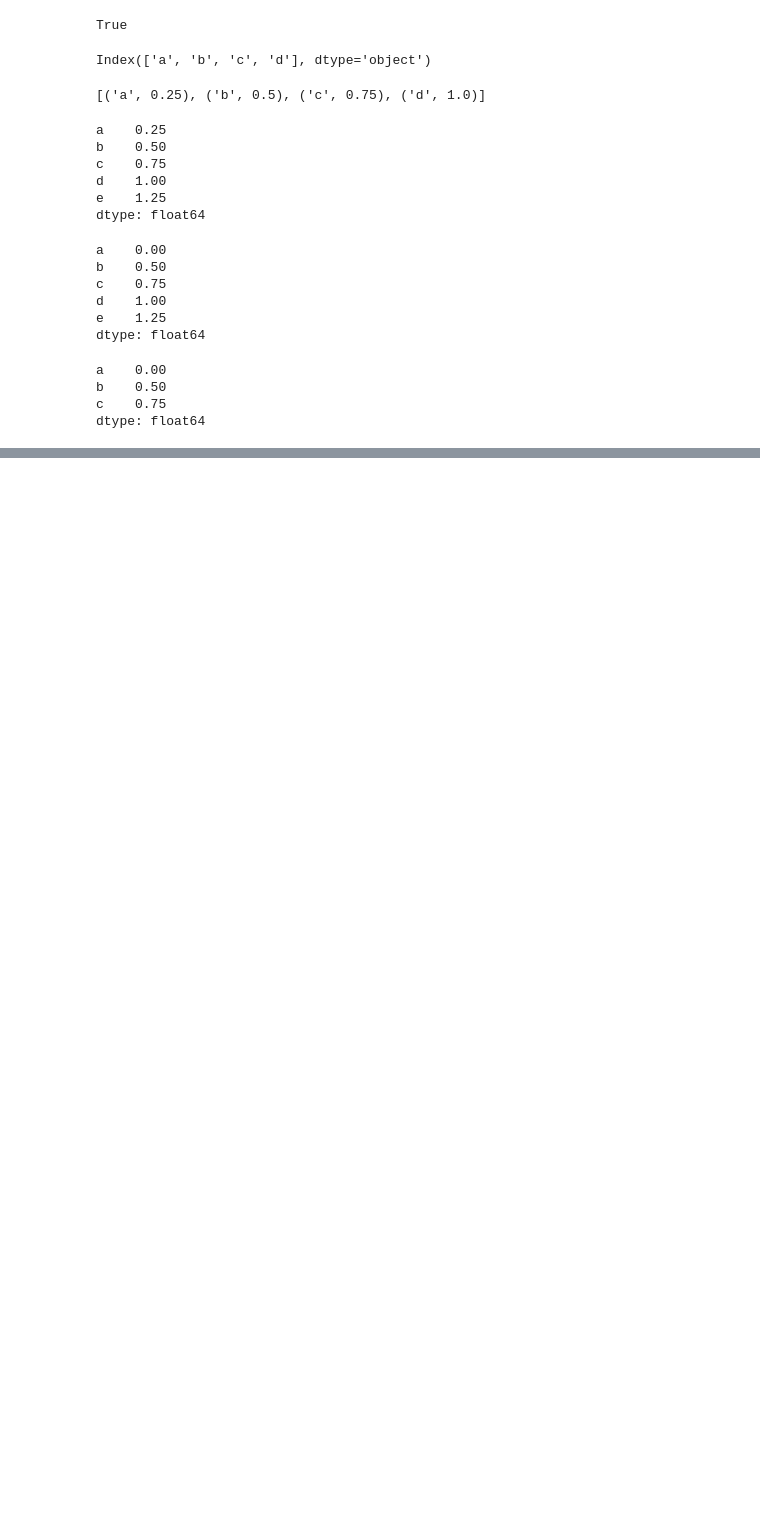
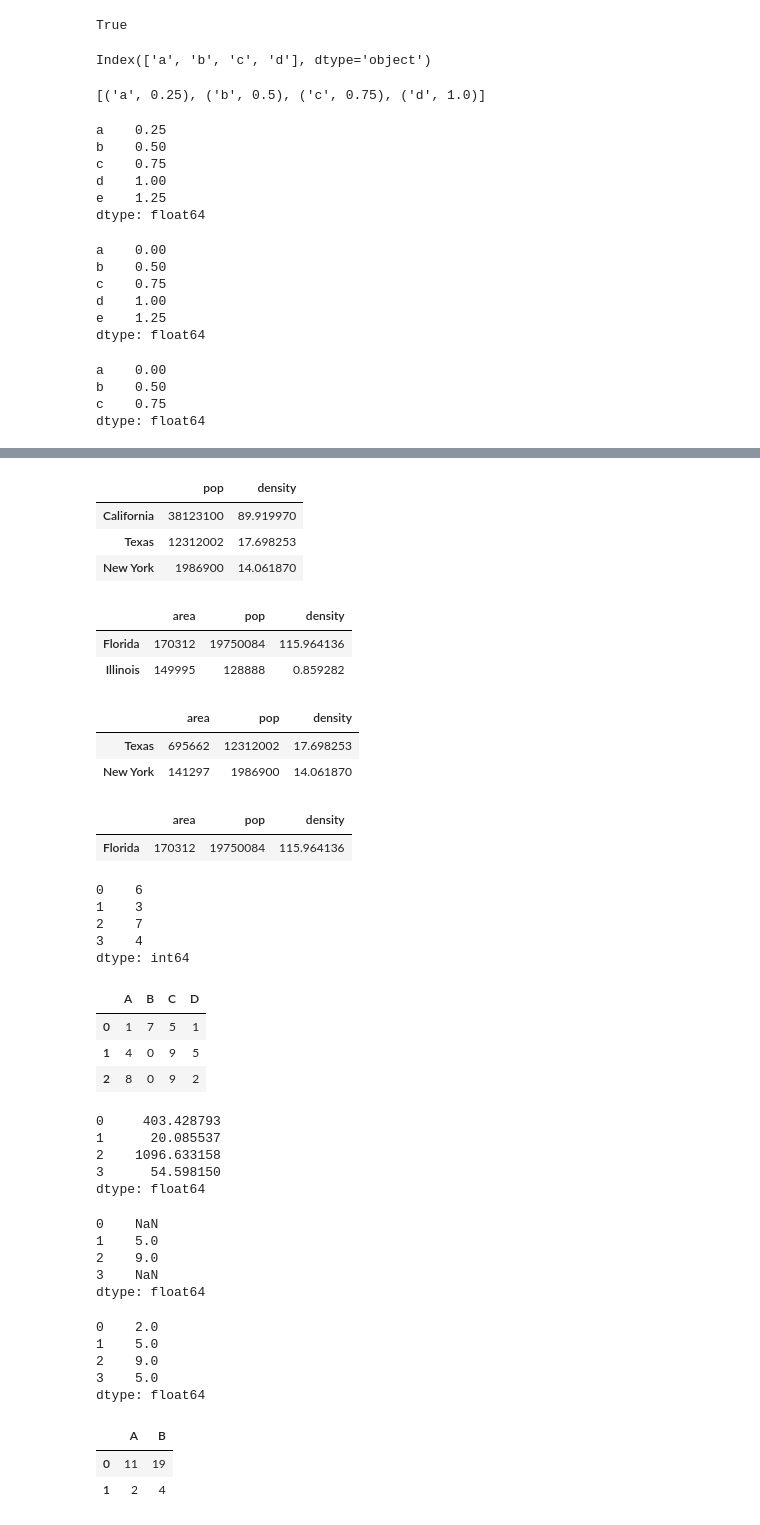
Before and after one commit to tax-k/KB_price_crawling, a Jupyter notebook: Data manipulation with Pandas.ipynb, the cells around one changed output, grey strips where cells are left out. Cells and saved outputs as stored; diff of their text form; code cells hidden in the pictures; blank space fills up the shorter version.

```diff
--- a/Data manipulation with Pandas.ipynb
+++ b/Data manipulation with Pandas.ipynb
@@ -218,0 +406,7 @@ TypeError: cannot compare a dtyped [float64] array with a scalar of type [bool]
+# %%
+data.loc[(data.density < 100) & (data.density > 10), ['pop', 'density']]
+# %% [output]
+|  | pop | density |
+| California | 38123100 | 89.919970 |
+| Texas | 12312002 | 17.698253 |
+| New York | 1986900 | 14.061870 |
@@ -218,0 +415,68 @@ TypeError: cannot compare a dtyped [float64] array with a scalar of type [bool]
+# %%
+data['Florida': 'Illinois']
+# %% [output]
+|  | area | pop | density |
+| Florida | 170312 | 19750084 | 115.964136 |
+| Illinois | 149995 | 128888 | 0.859282 |
+# %%
+data[1:3]
+# %% [output]
+|  | area | pop | density |
+| Texas | 695662 | 12312002 | 17.698253 |
+| New York | 141297 | 1986900 | 14.061870 |
+# %%
+data[data.density > 100]
+# %% [output]
+|  | area | pop | density |
+| Florida | 170312 | 19750084 | 115.964136 |
+# %%
+rng = np.random.RandomState(42)
+ser = pd.Series(rng.randint(0, 10, 4))
+ser
+# %% [output]
+0    6
+1    3
+2    7
+3    4
+dtype: int64
+# %%
+df = pd.DataFrame(rng.randint(0, 10, (3, 4)), columns=['A', 'B', 'C', 'D'])
+df
+# %% [output]
+|  | A | B | C | D |
+| 0 | 1 | 7 | 5 | 1 |
+| 1 | 4 | 0 | 9 | 5 |
+| 2 | 8 | 0 | 9 | 2 |
+# %%
+np.exp(ser)
+# %% [output]
+0     403.428793
+1      20.085537
+2    1096.633158
+3      54.598150
+dtype: float64
+# %%
+A = pd.Series([2, 4, 6], index=[0, 1, 2])
+B = pd.Series([1, 3, 5], index=[1, 2, 3])
+A + B
+# %% [output]
+0    NaN
+1    5.0
+2    9.0
+3    NaN
+dtype: float64
+# %%
+A.add(B, fill_value=0)
+# %% [output]
+0    2.0
+1    5.0
+2    9.0
+3    5.0
+dtype: float64
+# %%
+A = pd.DataFrame(rng.randint(0, 20, (2, 2)), columns=list('AB'))
+A
+# %% [output]
+|  | A | B |
+| 0 | 11 | 19 |
+| 1 | 2 | 4 |
```
Also changed, not shown: parts of 33 cells of this notebook.
